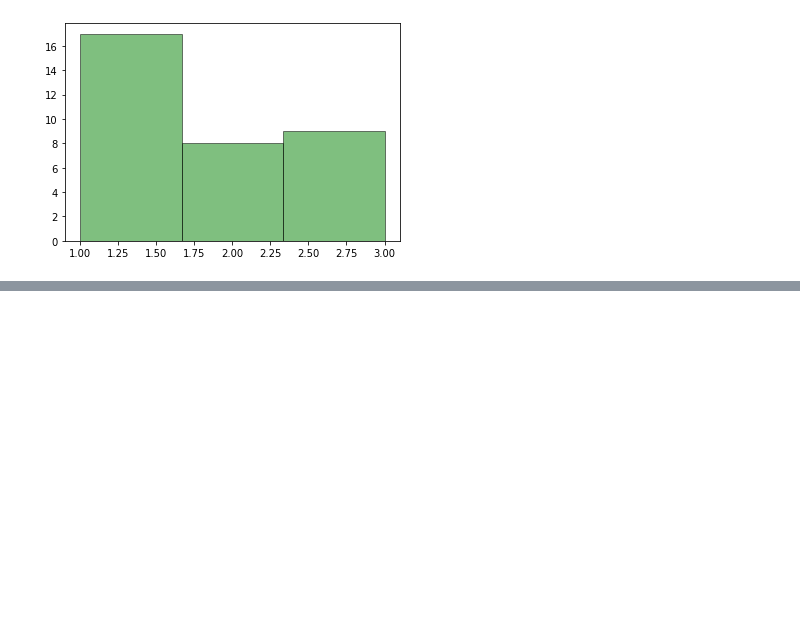
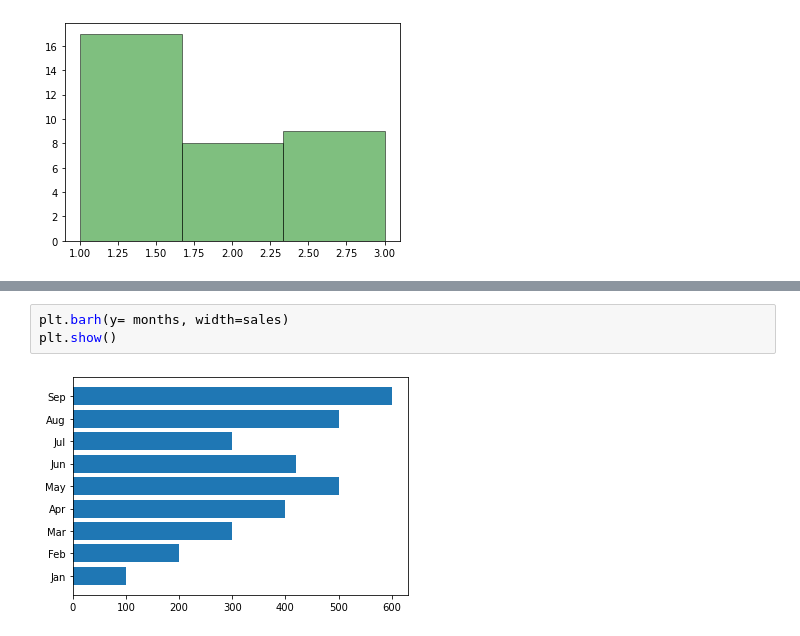
Before and after one commit to zaid-kamil/DP-SEP-PYDS-330-MTTF, a Jupyter notebook: data_analysis/visualization.ipynb, the cells around one changed output, grey strips where cells are left out. Cells and saved outputs as stored; diff of their text form; blank space fills up the shorter version.

```diff
--- a/data_analysis/visualization.ipynb
+++ b/data_analysis/visualization.ipynb
@@ -172,0 +197,5 @@ plt.show()
+# %%
+plt.barh(y= months, width=sales)
+plt.show()
+# %% [output]
+[figure, added]
```
Also changed, not shown: parts of 15 cells of this notebook, 1 other file.
